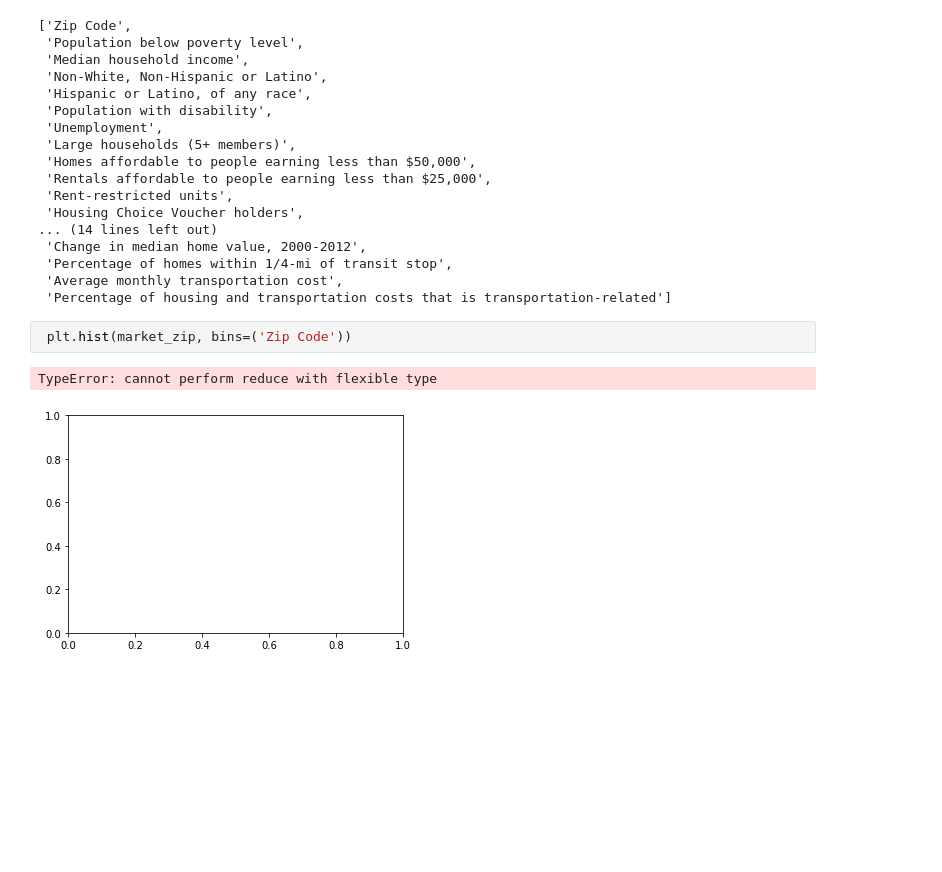
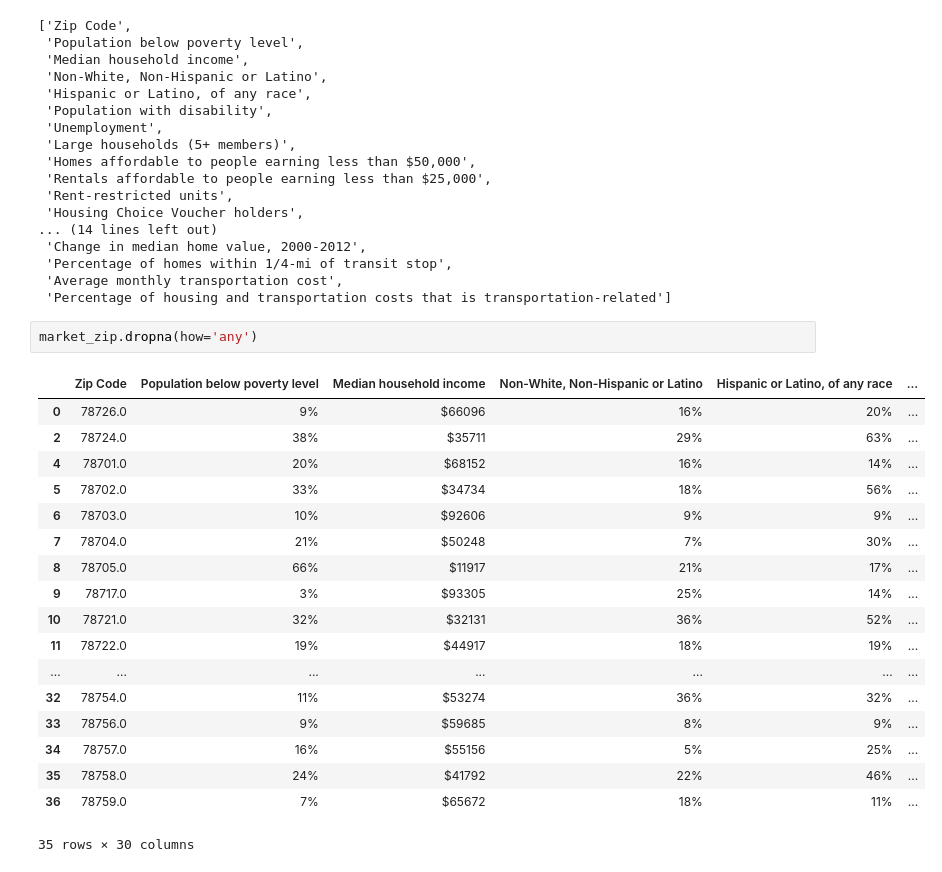
Before and after one commit to Schmidt8181/Messing-around, a Jupyter notebook: just trying somethings out.ipynb, the cells around one changed output. Drawn from its saved outputs; the diff is of its cells as text; blank space fills up the shorter version.

```diff
--- a/just trying somethings out.ipynb
+++ b/just trying somethings out.ipynb
@@ -41,8 +41,24 @@ list(market_zip.columns.values)
  'Percentage of homes within 1/4-mi of transit stop',
  'Average monthly transportation cost',
  'Percentage of housing and transportation costs that is transportation-related']
-# %%
- plt.hist(market_zip, bins=('Zip Code'))
-# %% [output]
-TypeError: cannot perform reduce with flexible type
-[figure, removed]
+# %%
+market_zip.dropna(how='any')
+# %% [output]
+|  | Zip Code | Population below poverty level | Median household income | Non-White, Non-Hispanic or Latino | Hispanic or Latino, of any race | ... |
+| 0 | 78726.0 | 9% | $66096 | 16% | 20% | ... |
+| 2 | 78724.0 | 38% | $35711 | 29% | 63% | ... |
+| 4 | 78701.0 | 20% | $68152 | 16% | 14% | ... |
+| 5 | 78702.0 | 33% | $34734 | 18% | 56% | ... |
+| 6 | 78703.0 | 10% | $92606 | 9% | 9% | ... |
+| 7 | 78704.0 | 21% | $50248 | 7% | 30% | ... |
+| 8 | 78705.0 | 66% | $11917 | 21% | 17% | ... |
+| 9 | 78717.0 | 3% | $93305 | 25% | 14% | ... |
+| 10 | 78721.0 | 32% | $32131 | 36% | 52% | ... |
+| 11 | 78722.0 | 19% | $44917 | 18% | 19% | ... |
+| ... | ... | ... | ... | ... | ... | ... |
+| 32 | 78754.0 | 11% | $53274 | 36% | 32% | ... |
+| 33 | 78756.0 | 9% | $59685 | 8% | 9% | ... |
+| 34 | 78757.0 | 16% | $55156 | 5% | 25% | ... |
+| 35 | 78758.0 | 24% | $41792 | 22% | 46% | ... |
+| 36 | 78759.0 | 7% | $65672 | 18% | 11% | ... |
+35 rows × 30 columns
```
